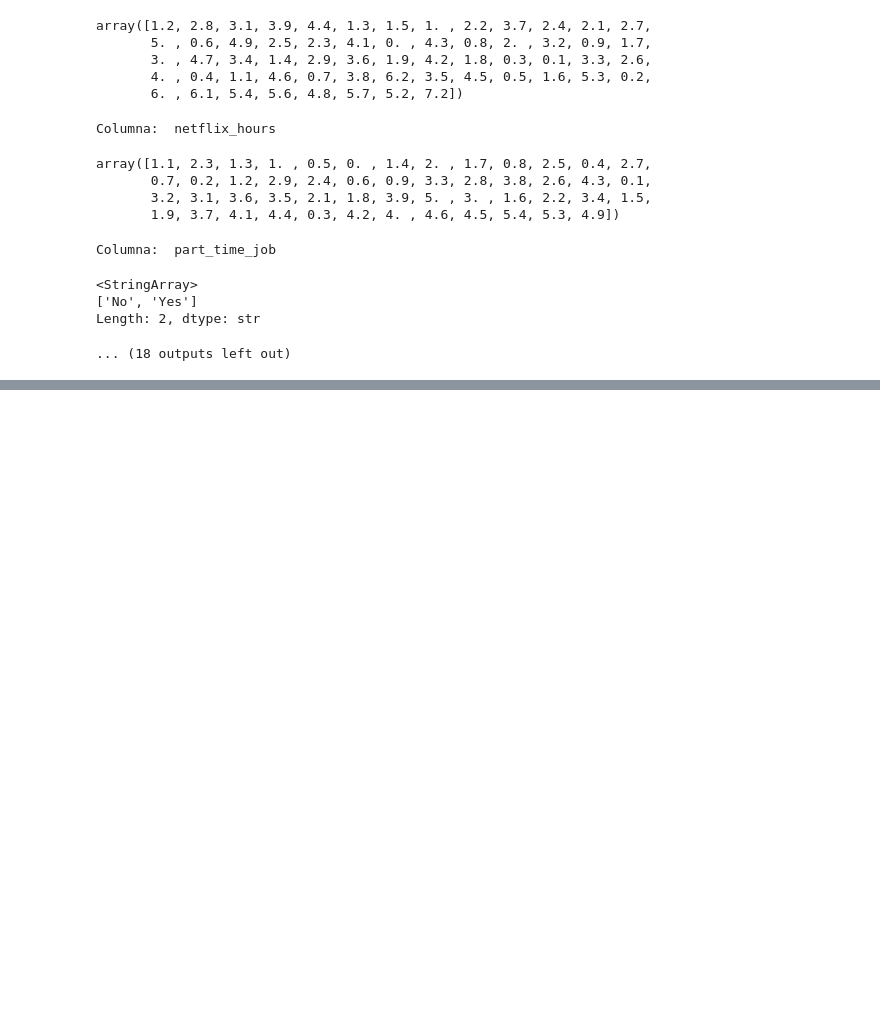
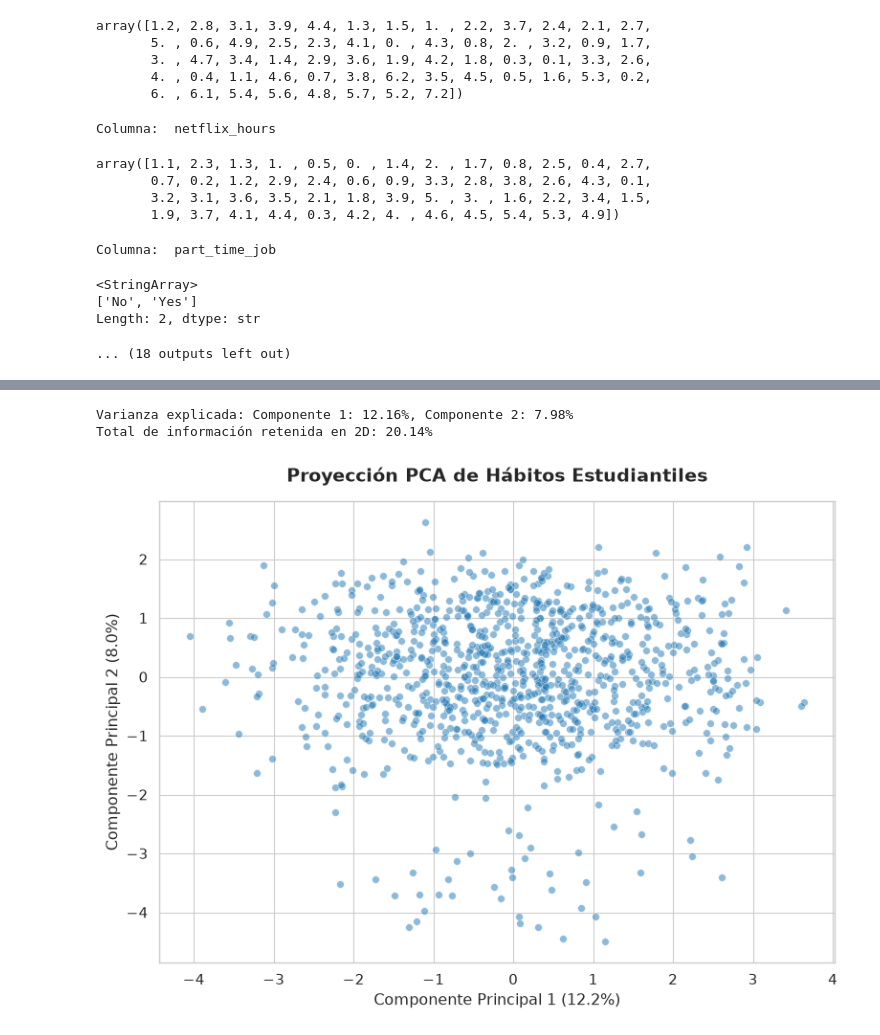
Before and after one commit to gapalfaro-cmyk/Proyecto-de-fin-de-modulo-6---Alfaro-Badillo-Cruz-Perez-Rupit, a Jupyter notebook: Modulo_VI_Equipo_15_Habits.ipynb, the cells around one changed output, grey strips where cells are left out. Saved outputs shown, nothing was run; the diff lists cells and outputs as text; code cells hidden in the pictures; blank space fills up the shorter version.

```diff
--- a/Modulo_VI_Equipo_15_Habits.ipynb
+++ b/Modulo_VI_Equipo_15_Habits.ipynb
@@ -216,7 +221,7 @@ Length: 2, dtype: str
 # %%
 exam_scores = df_habits['exam_score'].copy()
 
-X = df_habits.drop(columns=['exam_score'])
+X = df_habits.copy()
 
 # esto es mejor que el one-hot, dado que mantenemos más baja la dimensionalidad
 X['part_time_job'] = X['part_time_job'].map({'No': 0, 'Yes': 1})
@@ -233,7 +238,8 @@ cols_other_ordinal = ['diet_quality', 'internet_quality']
 cols_nominal = ['gender']
 cols_numeric = ['age', 'study_hours_per_day', 'social_media_hours', 'netflix_hours',
                 'attendance_percentage', 'sleep_hours', 'exercise_frequency',
-                'mental_health_rating', 'part_time_job', 'extracurricular_participation']
+                'mental_health_rating', 'part_time_job', 'extracurricular_participation',
+               'exam_score']
 
 education_pipeline = Pipeline(steps=[
     ('imputer', SimpleImputer(strategy='constant', fill_value='Unknown')),
@@ -273,0 +286,30 @@ display(df_procesado.head())
+# %%
+sns.set_theme(style="whitegrid", context="paper", font_scale=1.2)
+
+pca = PCA(n_components=2, random_state=42)
+X_pca = pca.fit_transform(X_procesado_array)
+
+var_explicada = pca.explained_variance_ratio_
+print(f"Varianza explicada: Componente 1: {var_explicada[0]*100:.2f}%, Componente 2: {var_explicada[1]*100:.2f}%")
+print(f"Total de información retenida en 2D: {(var_explicada[0] + var_explicada[1])*100:.2f}%")
+
+plt.figure(figsize=(8, 6))
+sns.scatterplot(
+    x=X_pca[:, 0],
+    y=X_pca[:, 1],
+    color='#1f77b4',
+    alpha=0.5,
+    s=30
+)
+plt.title('Proyección PCA de Hábitos Estudiantiles', fontsize=14, pad=15, fontweight='bold')
+plt.xlabel(f'Componente Principal 1 ({var_explicada[0]*100:.1f}%)')
+plt.ylabel(f'Componente Principal 2 ({var_explicada[1]*100:.1f}%)')
+plt.tight_layout()
+
+plt.show()
+
+# Para guardar el la imagen: plt.savefig('nombre.pdf', bbox_inches='tight')
+# %% [output]
+Varianza explicada: Componente 1: 12.16%, Componente 2: 7.98%
+Total de información retenida en 2D: 20.14%
+[figure, added]
```
Also changed, not shown: parts of 15 cells of this notebook, 1 other file.
